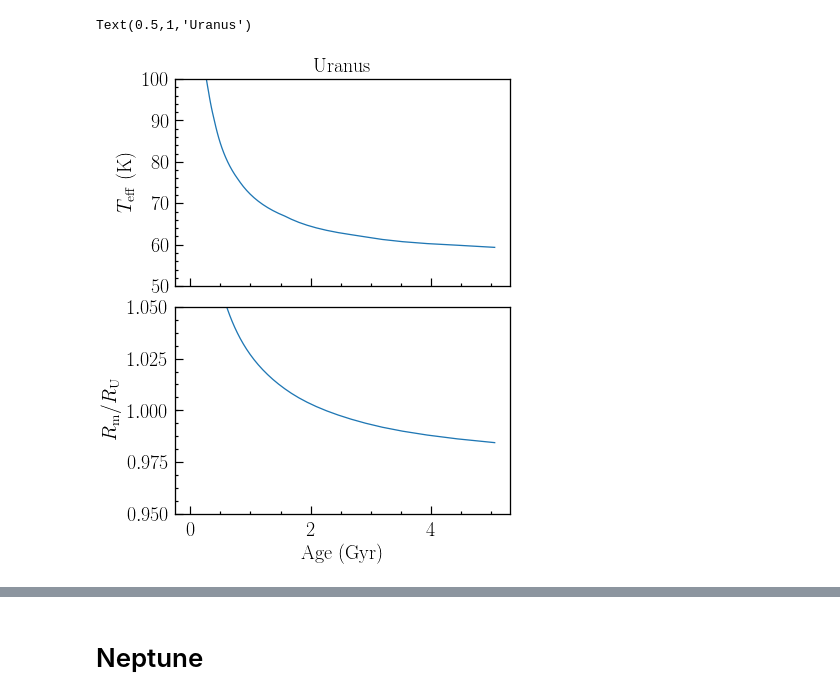
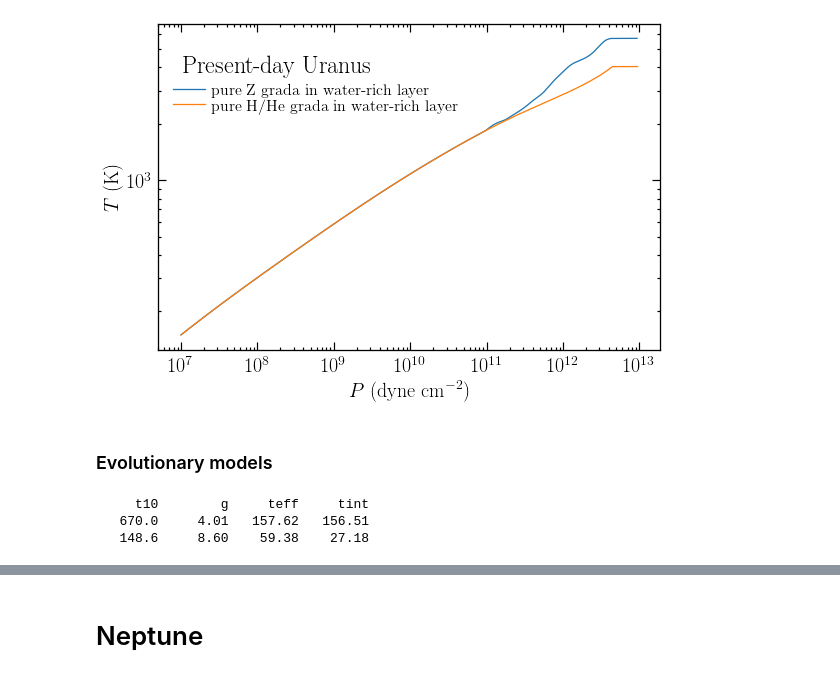
Before and after one commit to chkvch/ongp, a Jupyter notebook: un_test_suite.ipynb, the cells around one changed output, grey strips where cells are left out. Cells and saved outputs as stored; diff of their text form; code cells hidden in the pictures.

```diff
--- a/un_test_suite.ipynb
+++ b/un_test_suite.ipynb
@@ -103,17 +112,44 @@ h = u.run(mtot='u', mcore=13., zenv=0.1, start_t=840., nsteps=100, end_t=150., w
-# %%
-fig, ax = plt.subplots(2, 1, figsize=(6, 8), gridspec_kw={'hspace':0.1}, sharex=True)
-
-ax[0].plot(h['age'], h['teff'])
-ax[1].plot(h['age'], h['radius'] / const.uranus_rvol)
-
-ax[0].set_ylabel(r'$T_{\rm eff}\ (\rm K)$')
-ax[1].set_ylabel(r'$R_{\rm m}/R_{\rm U}$')
-
-ax[-1].set_xlabel(r'${\rm Age}\ ({\rm Gyr})$')
-
-ax[0].set_ylim(50, 100)
-ax[1].set_ylim(0.95, 1.05)
-ax[0].set_title('Uranus')
-# %% [output]
-Text(0.5,1,'Uranus')
-[figure, removed]
+# %%
+# comparison
+plt.figure(figsize=(9, 6))
+plt.loglog(e.p, e.t, label='pure Z grada in water-rich layer')
+plt.loglog(f.p, f.t, label='pure H/He grada in water-rich layer')
+plt.xlabel(r'$P\ ({\rm dyne\ cm}^{-2})$')
+plt.ylabel(r'$T\ ({\rm K})$')
+plt.text(0.05, 0.9, 'Present-day Uranus', ha='left', va='top', fontsize=24, transform=plt.gca().transAxes)
+plt.legend(loc=2, bbox_to_anchor=(0, 0.86))
+plt.savefig('/Users/chris/jsevol/figures/uranus_PT_gradas.pdf', bbox_inches='tight')
+# %% [output]
+[figure, added]
+# %% [markdown]
+### Evolutionary models
+# %%
+''' before try to evolve, find starting / ending t10s that give calculable static models'''
+
+import ongp; reload(ongp)
+
+e = ongp.evol({'z_eos_option':'reos water',
+               'atm_option':'f11_tables u',
+               'path_to_data':'/Users/chris/ongp/data/'})
+
+static_params = {'mtot':'u',
+          'mcore':1.51,
+          'z1':0.3,
+          'z2':0.878,
+          'y1':0.189,
+          'y2':0.033,
+          'transition_pressure':0.1,
+          'core_prho_relation':'hm89 rock',
+          'skip_extra_derivatives':False,
+          'switch_z_grada':True # control to ask Z eos for grada in zones where Z > 0.5. otherwise, just use H/He grada
+         }
+
+print('{:>8} {:>8} {:>8} {:>8}'.format('t10', 'g', 'teff', 'tint'))
+for t10 in (670, 148.6):
+    static_params['t10'] = t10
+    e.static(static_params)
+    print('{:>8.1f} {:>8.2f} {:>8.2f} {:>8.2f}'.format(t10, e.surface_g*1e-2, e.teff, e.tint))
+# %% [output]
+     t10        g     teff     tint
+   670.0     4.01   157.62   156.51
+   148.6     8.60    59.38    27.18
```
Also changed, not shown: parts of 27 cells of this notebook, 2 other files.
